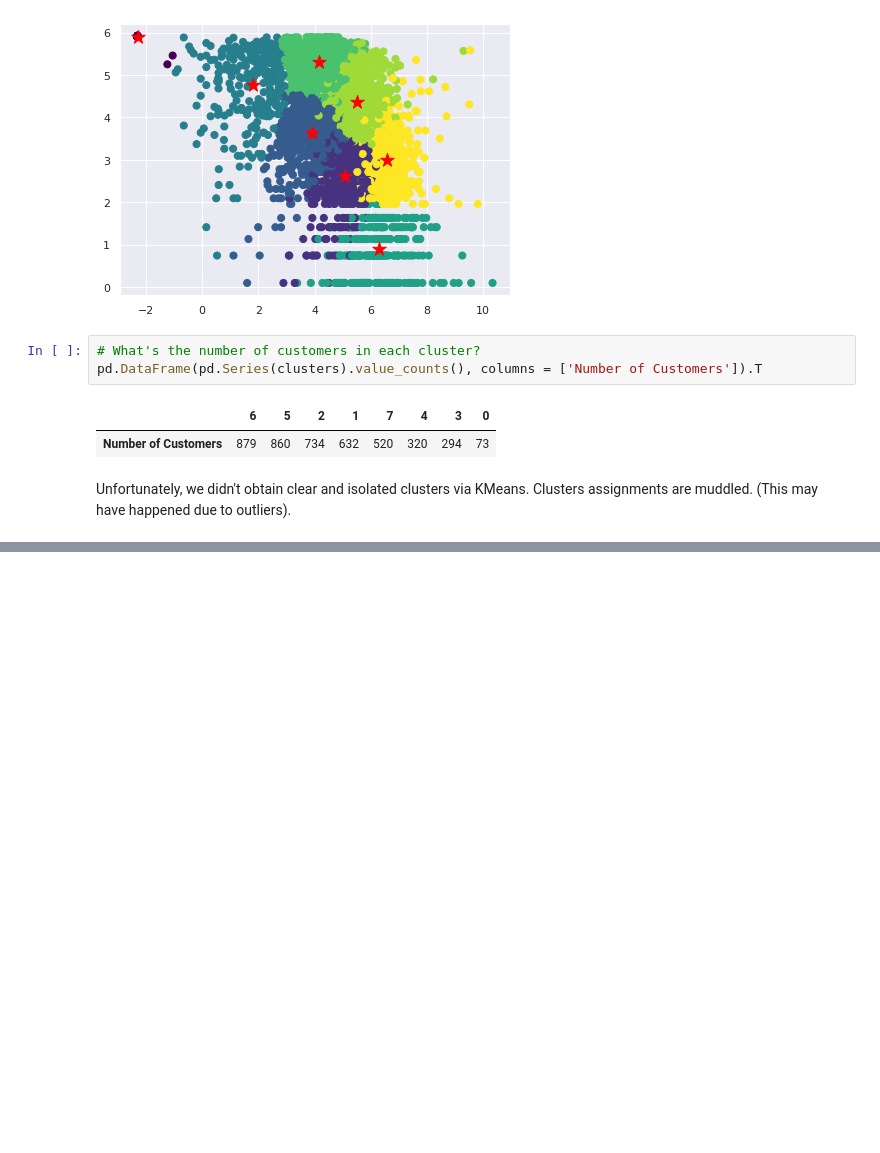
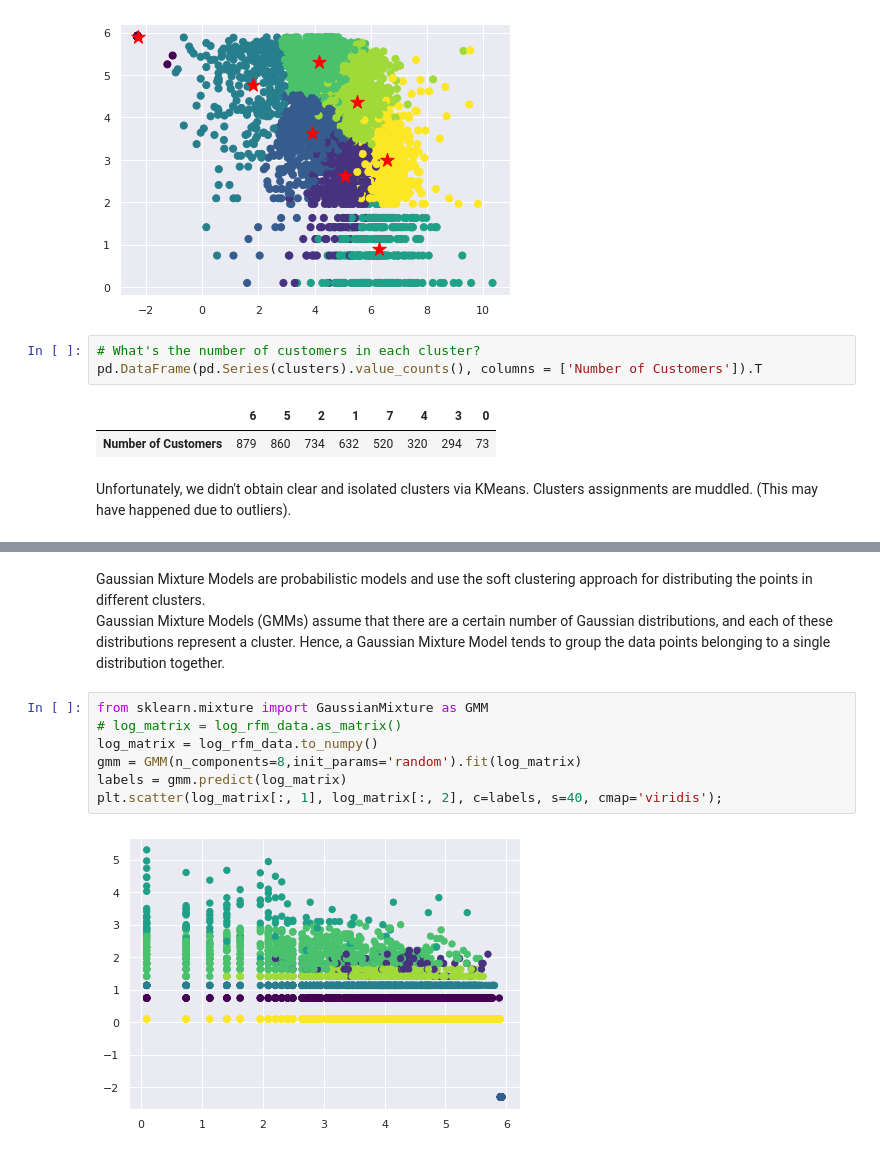
Before and after one commit to alokg1019/DataMining_Team1, a Jupyter notebook: EDA_Customer_Segmentation_Retail.ipynb, the cells around one changed output, grey strips where cells are left out. Drawn from its saved outputs; the diff is of its cells as text; blank space fills up the shorter version.

```diff
--- a/EDA_Customer_Segmentation_Retail.ipynb
+++ b/EDA_Customer_Segmentation_Retail.ipynb
@@ -959,0 +1091,12 @@ Unfortunately, we didn't obtain clear and isolated clusters via KMeans. Clusters
+# %% [markdown]
+Gaussian Mixture Models are probabilistic models and use the soft clustering approach for distributing the points in different clusters.
+Gaussian Mixture Models (GMMs) assume that there are a certain number of Gaussian distributions, and each of these distributions represent a cluster. Hence, a Gaussian Mixture Model tends to group the data points belonging to a single distribution together.
+# %%
+from sklearn.mixture import GaussianMixture as GMM
+# log_matrix = log_rfm_data.as_matrix()
+log_matrix = log_rfm_data.to_numpy()
+gmm = GMM(n_components=8,init_params='random').fit(log_matrix)
+labels = gmm.predict(log_matrix)
+plt.scatter(log_matrix[:, 1], log_matrix[:, 2], c=labels, s=40, cmap='viridis');
+# %% [output]
+[figure, added]
```
Also changed, not shown: parts of 12 cells of this notebook.
